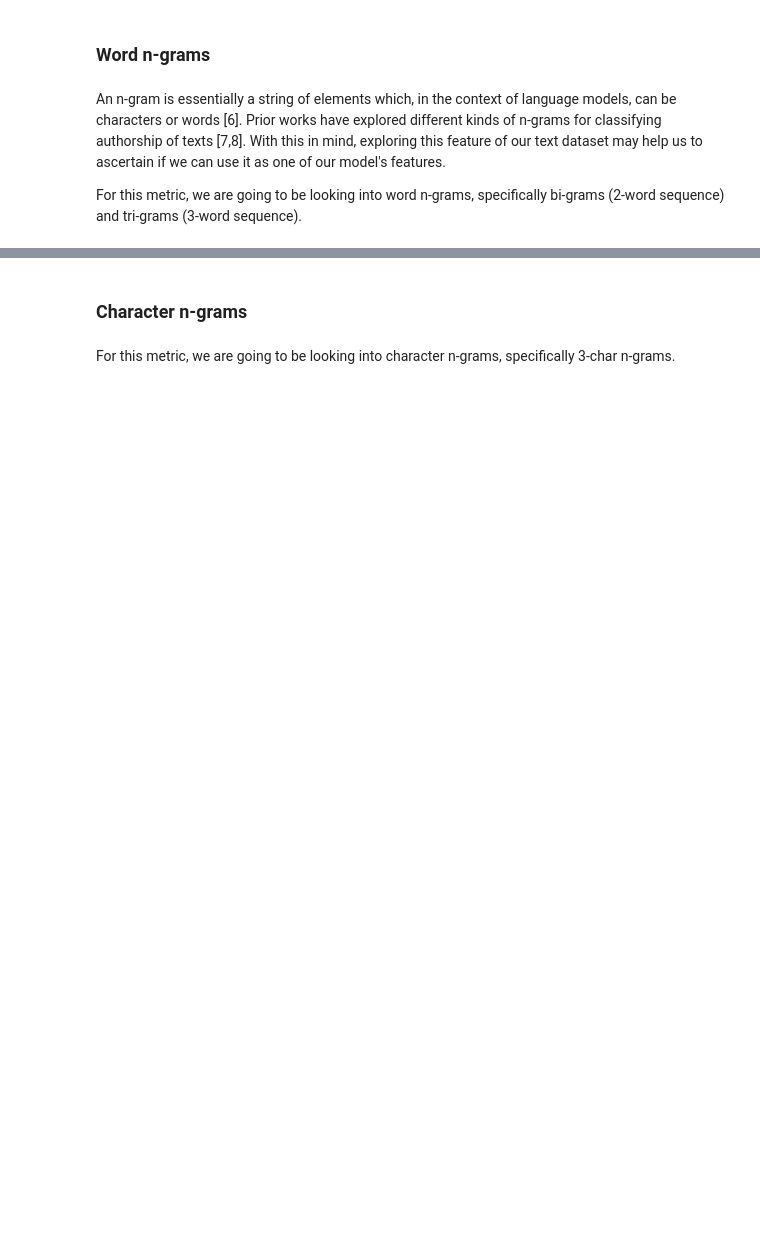
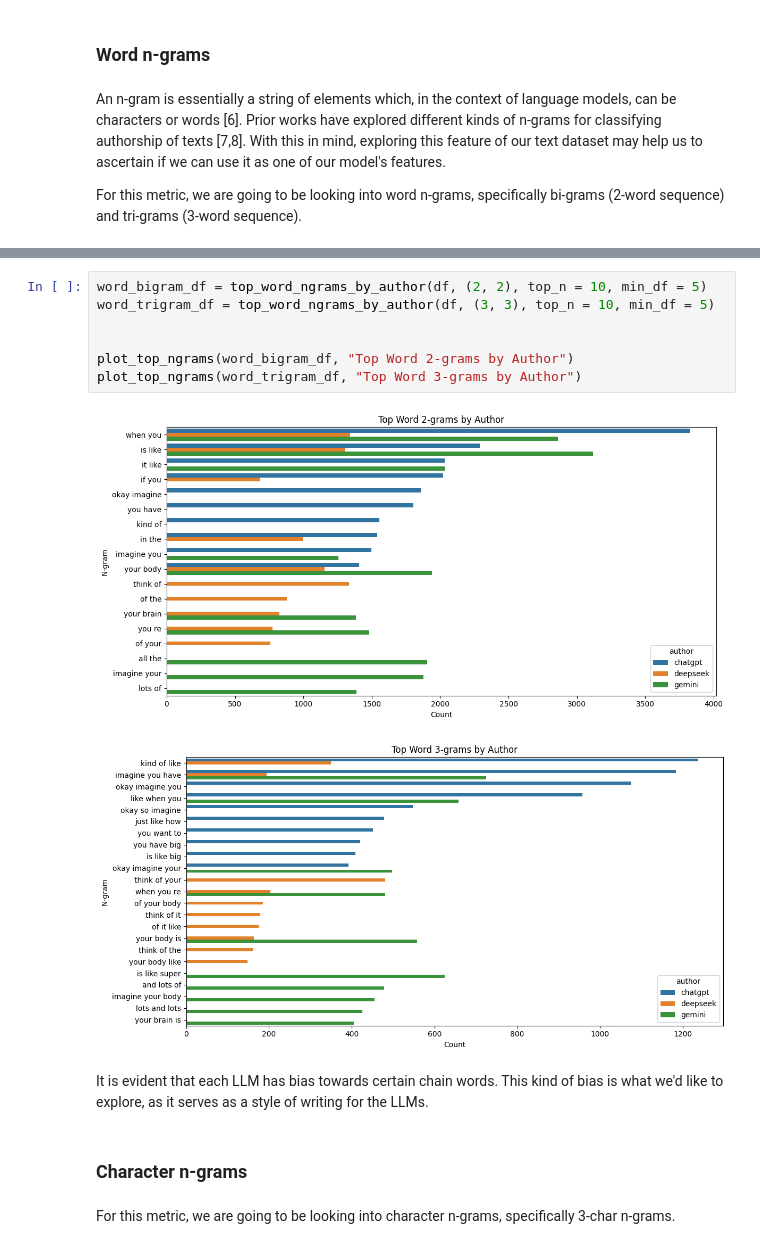
Before and after one commit to tonyyyy0304/STINTSYMCO, a Jupyter notebook: llm_corpus_analysis.ipynb, the cells around one changed output, grey strips where cells are left out. Drawn from its saved outputs; the diff is of its cells as text; blank space fills up the shorter version.

Commit message:
feat: added word and char n-grams; added a new part to be done: token n-grams

```diff
--- a/llm_corpus_analysis.ipynb
+++ b/llm_corpus_analysis.ipynb
@@ -288,3 +405,15 @@ For this metric, we are going to be looking into word n-grams, specifically bi-g
+# %%
+word_bigram_df = top_word_ngrams_by_author(df, (2, 2), top_n = 10, min_df = 5)
+word_trigram_df = top_word_ngrams_by_author(df, (3, 3), top_n = 10, min_df = 5)
+
+
+plot_top_ngrams(word_bigram_df, "Top Word 2-grams by Author")
+plot_top_ngrams(word_trigram_df, "Top Word 3-grams by Author")
+# %% [output]
+[figure, added]
+[figure, added]
+# %% [markdown]
+It is evident that each LLM has bias towards certain chain words. This kind of bias is what we'd like to explore, as it serves as a style of writing for the LLMs.
 # %% [markdown]
 ### Character n-grams
 # %% [markdown]
```
Also changed, not shown: parts of 17 cells of this notebook, 2 other files.
